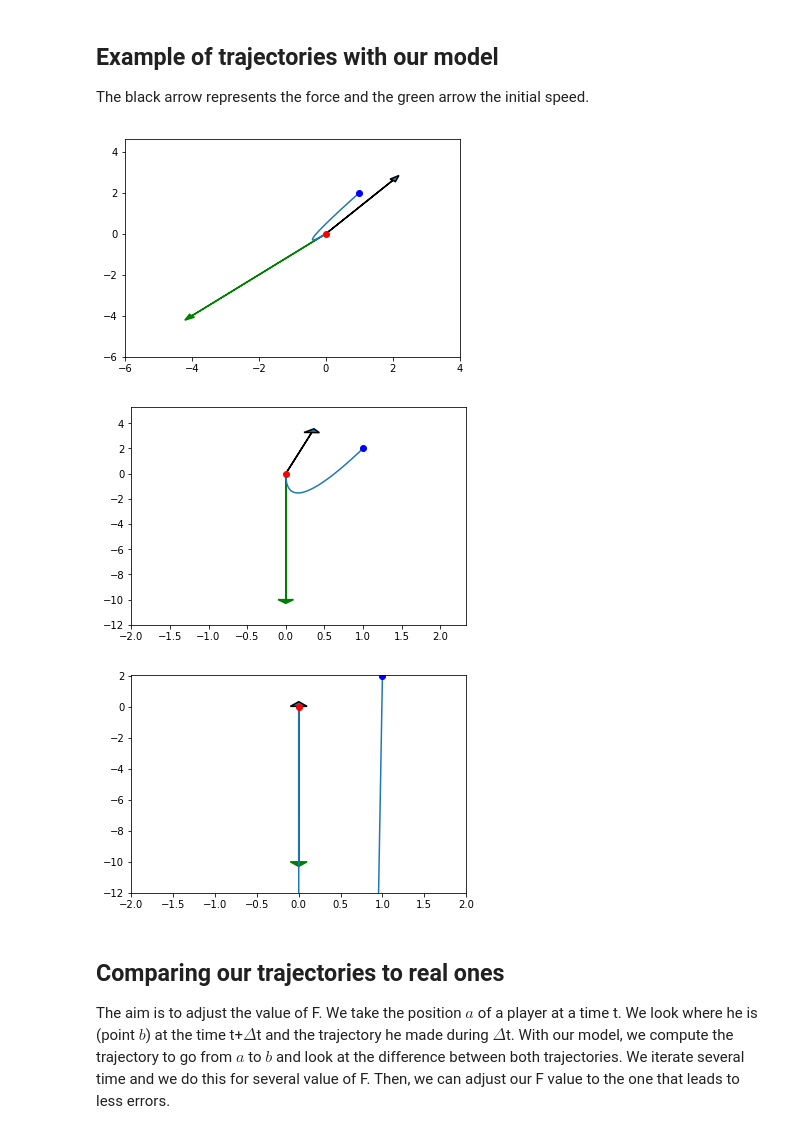
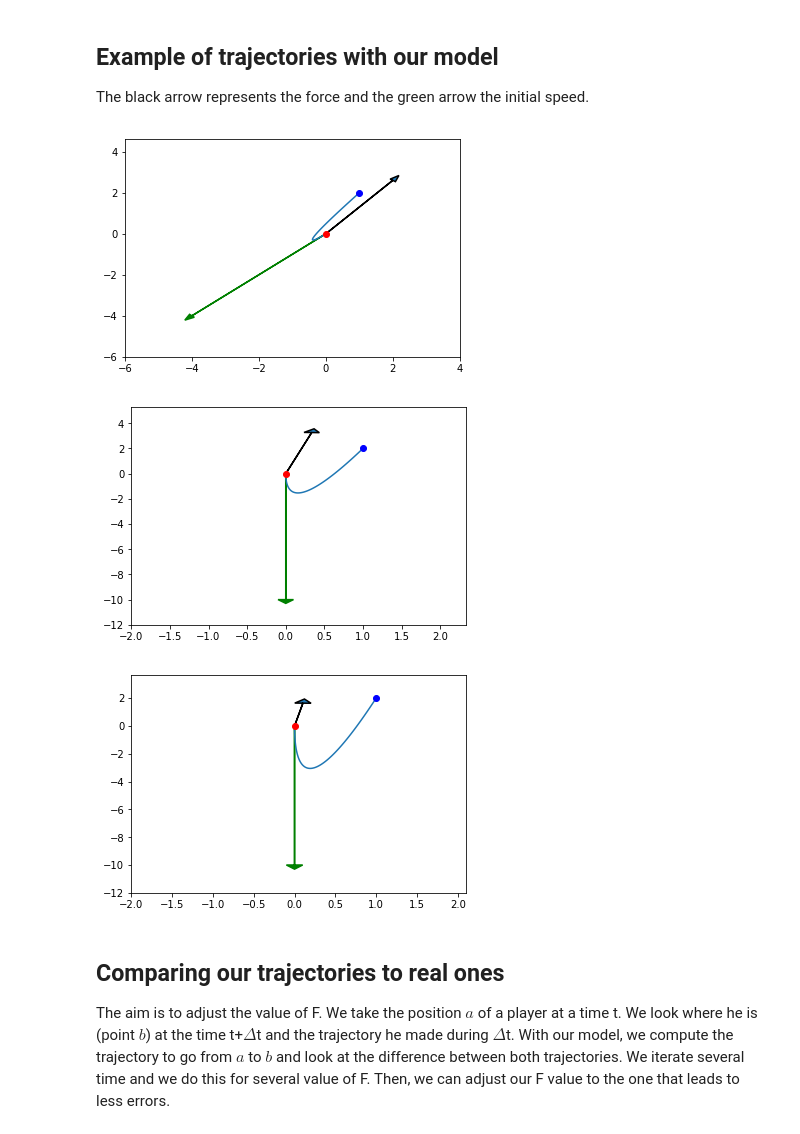
Before and after one commit to AmigoCap/MecaSportCo, a Jupyter notebook: Notebooks/2_Modelling_players_trajectories.ipynb, the cells around one changed output. Drawn from its saved outputs; the diff is of its cells as text; code cells hidden in the pictures.

```diff
--- a/Notebooks/2_Modelling_players_trajectories.ipynb
+++ b/Notebooks/2_Modelling_players_trajectories.ipynb
@@ -68,12 +68,12 @@ def print_path(a,b,v,F=10*3.28):
 # %%
 plt.subplots()
 print_path(np.array([0,0]),np.array([1,2]),np.array([-4,-4]))
 print_path(np.array([0,0]),np.array([1,2]),np.array([0,-10]))
-print_path(np.array([0,0]),np.array([1,2]),np.array([0,-10]),F=0.1*3.28)
+print_path(np.array([0,0]),np.array([1,2]),np.array([0,-10]),F=5*3.28)
 # %% [output]
 [figure]
 [figure]
-[figure, old version]
+[figure, new version]
 # %% [markdown]
 ## Comparing our trajectories to real ones
 
```
Also changed, not shown: parts of 15 cells of this notebook, 1 other file.
